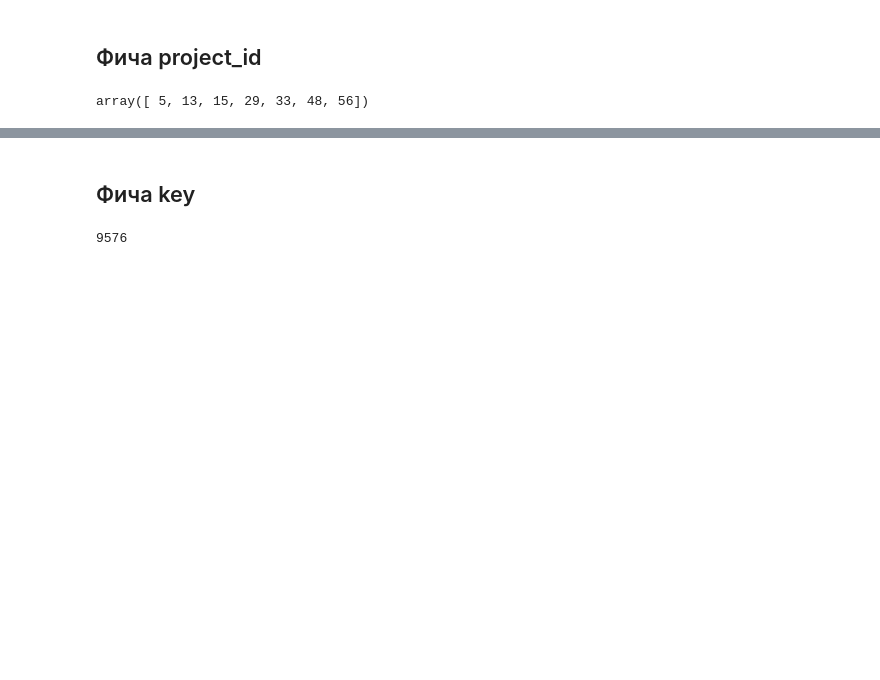
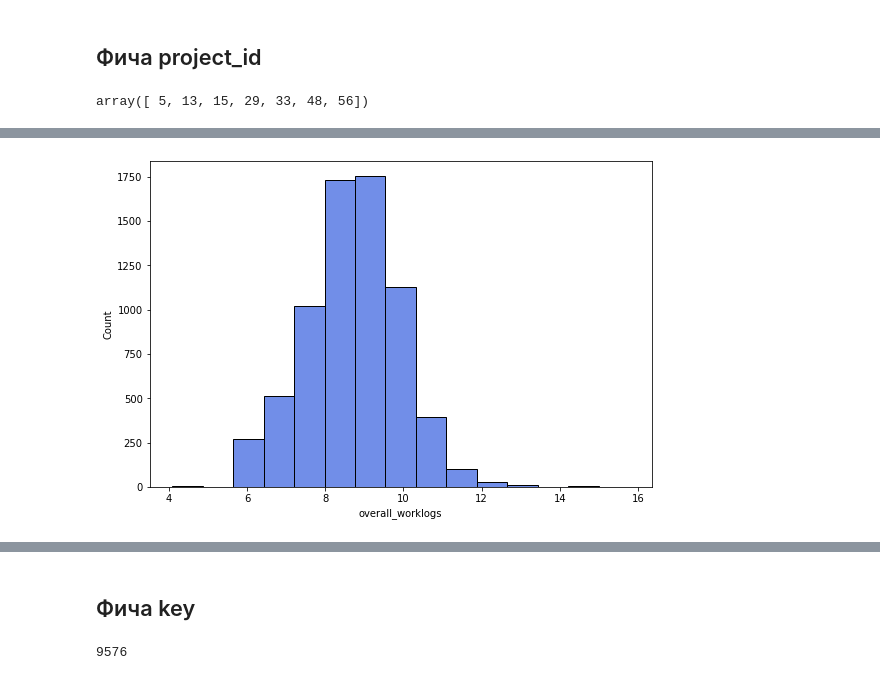
Before and after one commit to TayJen/hackathon_algu2022, a Jupyter notebook: H_ALGU_2022_Research.ipynb, the cells around one changed output, grey strips where cells are left out. Cells and saved outputs as stored; diff of their text form; code cells hidden in the pictures; blank space fills up the shorter version.

```diff
--- a/H_ALGU_2022_Research.ipynb
+++ b/H_ALGU_2022_Research.ipynb
@@ -203,0 +226,7 @@ memory usage: 899.1+ KB
+# %%
+plt.figure(figsize=(9, 6))
+sns.histplot(x=np.log(df[df.project_id == 13]['overall_worklogs']),
+             color='royalblue', bins=15)
+plt.show()
+# %% [output]
+[figure, added]
```
Also changed, not shown: parts of 27 cells of this notebook.
